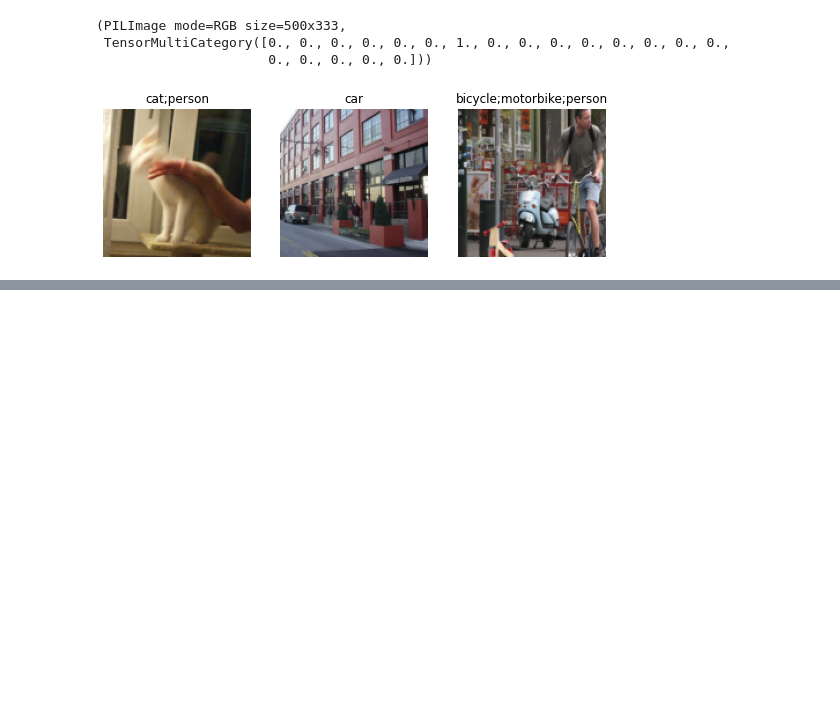
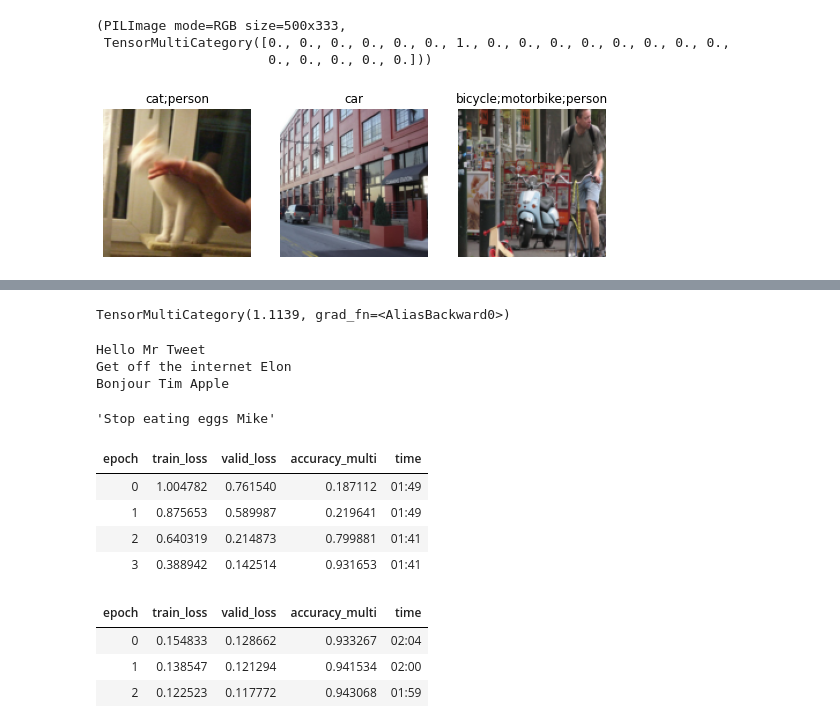
Before and after one commit to miketon/JupyterJeep, a Jupyter notebook: fast-ai-chapter06-other-computer-vision-problems.ipynb, the cells around one changed output, grey strips where cells are left out. Cells and saved outputs as stored; diff of their text form; code cells hidden in the pictures; blank space fills up the shorter version.

```diff
--- a/fast-ai-chapter06-other-computer-vision-problems.ipynb
+++ b/fast-ai-chapter06-other-computer-vision-problems.ipynb
@@ -265 +266,74 @@ TensorBase([ 0.4489, -0.4512,  0.0557, -1.1469, -0.3247, -3.9617, -0.2041,
            grad_fn=<AliasBackward0>)
+# %%
+def binary_cross_entropy(inputs, targets):
+    inputs = inputs.sigmoid()
+    # TODO : why negative torch.where?
+    return -torch.where(targets==1, 1-inputs, inputs).log().mean()
+
+def accuracy(inp, targ, axis=-1):
+    # TODO : WTF is this? a comment?
+    "Compute accuracy with 'targ' when 'pred' is bs * n_classes"
+    pred = inp.argmax(dim=axis)
+    return (pred == targ).float().mean()
+
+def accuracy_multi(inp, targ, thresh=0.5, sigmoid=True):
+    "Compute accuracy when 'inp' and 'target' are the same size."
+    if sigmoid:
+        inp = inp.sigmoid()
+        return ((inp>thresh)==targ.bool()).float().mean()
+# %%
+from fastai.vision.learner import nn
+
+loss_func = nn.BCEWithLogitsLoss()
+# fastai will use nn.BCEWithLogitsLoss() by default given
+# DataLoaders has multiple category labels
+loss = loss_func(activs, y)
+loss
+# %% [output]
+TensorMultiCategory(1.1139, grad_fn=<AliasBackward0>)
+# %%
+from functools import partial
+
+# How python partial functions work
+# https://www.geeksforgeeks.org/partial-functions-python/
+# https://www.youtube.com/watch?v=0qBzLzqZtJc
+
+def say_hello(name, say_what='Hello'):
+    return f'{say_what} {name}'
+
+print(f"{say_hello('Mr Tweet')}\n{say_hello('Elon', 'Get off the internet')}")
+
+# we can switch to a french version using partial
+bounjour = partial(say_hello, say_what='Bonjour')
+
+print(f"{bounjour('Tim Apple')}")
+
+# bounjour('Mike', 'Stop eating eggs')
+# TODO : When I pass a 2nd paramter to bounjour, it errors with :
+# TypeError: say_hello() got multiple values for argument 'say_what'
+# What is the correct way to pass a 2nd parameter to bounjour?
+# Answer : explicitly assign to say_what parameter
+bounjour('Mike', say_what='Stop eating eggs')
+# %% [output]
+Hello Mr Tweet
+Get off the internet Elon
+Bonjour Tim Apple
+'Stop eating eggs Mike'
+# %%
+learn = cnn_learner(
+    dls,
+    resnet18,
+    metrics=partial(accuracy_multi, thresh=0.2),
+)
+
+learn.fine_tune(3, base_lr=3e-3, freeze_epochs=4)
+# %% [output]
+| epoch | train_loss | valid_loss | accuracy_multi | time |
+| 0 | 1.004782 | 0.761540 | 0.187112 | 01:49 |
+| 1 | 0.875653 | 0.589987 | 0.219641 | 01:49 |
+| 2 | 0.640319 | 0.214873 | 0.799881 | 01:41 |
+| 3 | 0.388942 | 0.142514 | 0.931653 | 01:41 |
+| epoch | train_loss | valid_loss | accuracy_multi | time |
+| 0 | 0.154833 | 0.128662 | 0.933267 | 02:04 |
+| 1 | 0.138547 | 0.121294 | 0.941534 | 02:00 |
+| 2 | 0.122523 | 0.117772 | 0.943068 | 01:59 |
```
Also changed, not shown: parts of 14 cells of this notebook.
